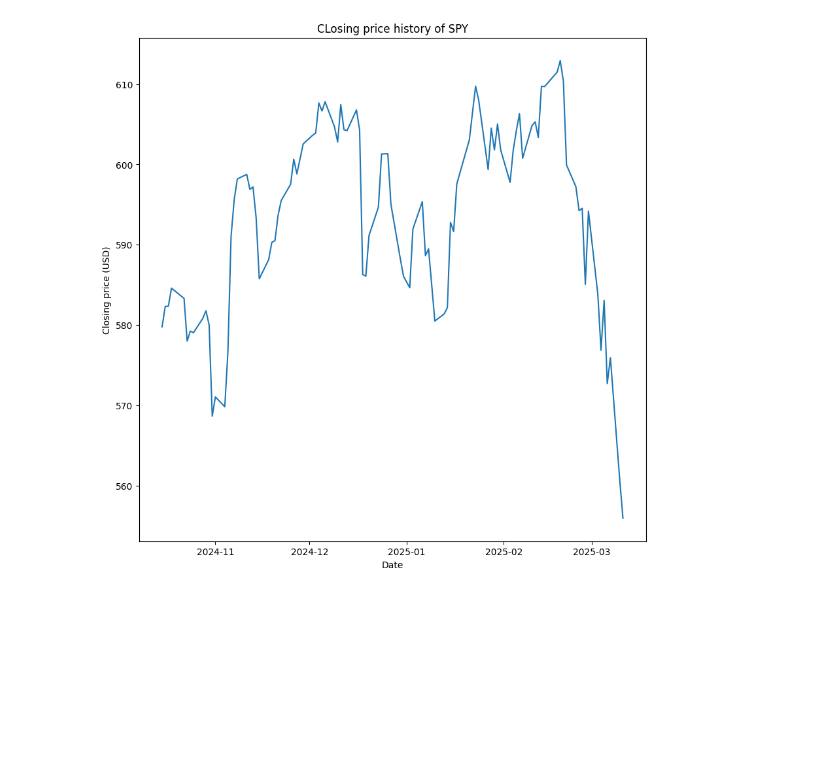
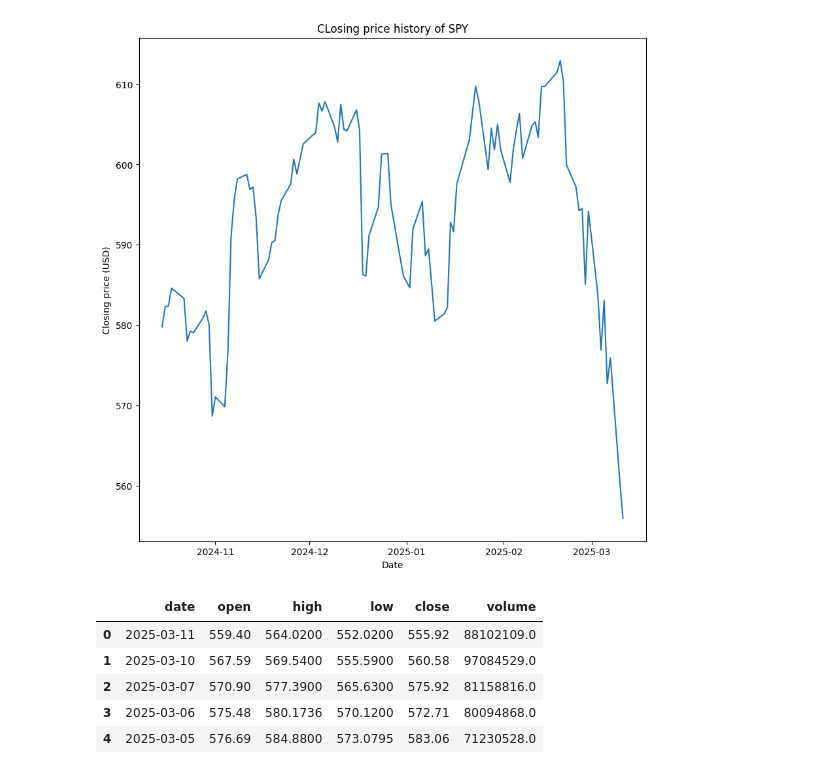
Before and after one commit to bytesbyt/ds_stock_market, a Jupyter notebook: stock_market.ipynb, the cells around one changed output. Saved outputs shown, nothing was run; the diff lists cells and outputs as text; code cells hidden in the pictures; blank space fills up the shorter version.

```diff
--- a/stock_market.ipynb
+++ b/stock_market.ipynb
@@ -221,3 +228,12 @@ plt.ylabel('Closing price (USD)')
 plt.show()
 # %% [output]
 [figure]
+# %%
+df.head()
+# %% [output]
+|  | date | open | high | low | close | volume |
+| 0 | 2025-03-11 | 559.40 | 564.0200 | 552.0200 | 555.92 | 88102109.0 |
+| 1 | 2025-03-10 | 567.59 | 569.5400 | 555.5900 | 560.58 | 97084529.0 |
+| 2 | 2025-03-07 | 570.90 | 577.3900 | 565.6300 | 575.92 | 81158816.0 |
+| 3 | 2025-03-06 | 575.48 | 580.1736 | 570.1200 | 572.71 | 80094868.0 |
+| 4 | 2025-03-05 | 576.69 | 584.8800 | 573.0795 | 583.06 | 71230528.0 |
```
Also changed, not shown: parts of 16 cells of this notebook.
